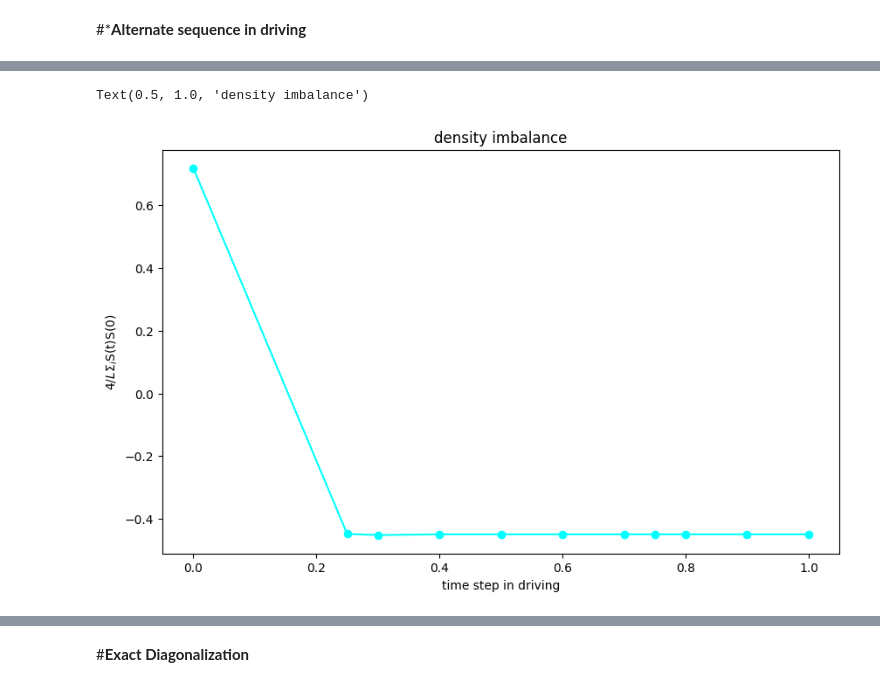
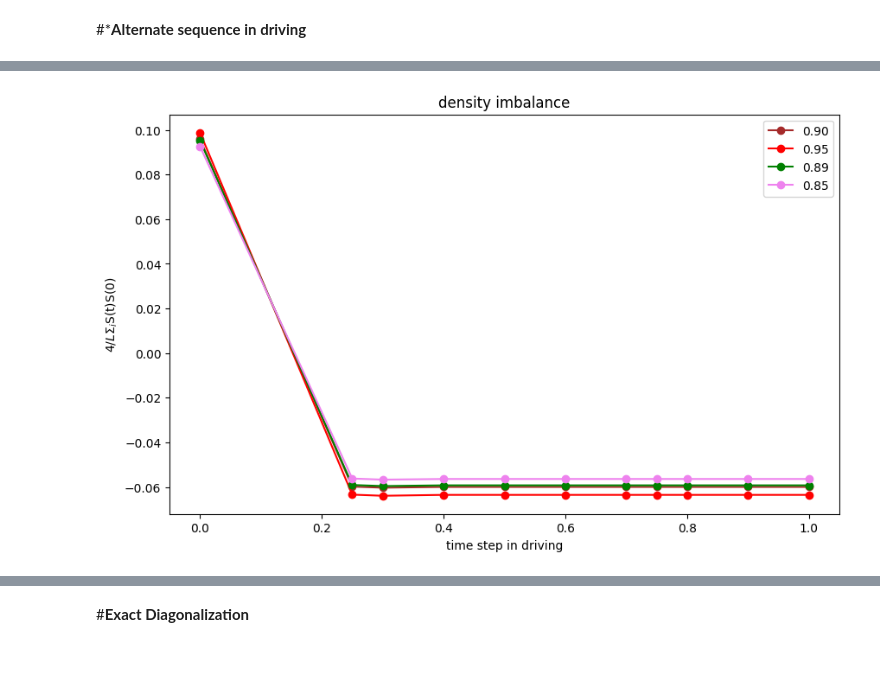
Before and after one commit to shikharkyadesultory/MB-Localization-TLFIM-, a Jupyter notebook: my_module.ipynb, the cells around one changed output, grey strips where cells are left out. Saved outputs shown, nothing was run; the diff lists cells and outputs as text; code cells hidden in the pictures; blank space fills up the shorter version.

```diff
--- a/my_module.ipynb
+++ b/my_module.ipynb
@@ -1733,0 +1710,9 @@ entanglement entropy =  [0.40610006 0.6938039  0.75316847 0.76121421 0.76219086
+# %%
+c, c1, c2, c3 = [[] for _ in range(4)]
+d, d1, d2, d3 = [[] for _ in range(4)]
+e, e1, e2, e3 = [[] for _ in range(4)]
+f, f1, f2, f3 = [[] for _ in range(4)]
+c,  d, e, f =example_TEBD_gs_tf_ising_finite(L=15, g=0.9)
+c1,d1,e1,f1 =example_TEBD_gs_tf_ising_finite(L=15, g=0.95)
+c2,d2,e2,f2 =example_TEBD_gs_tf_ising_finite(L=15, g=0.89)
+c3,d3,e3,f3 =example_TEBD_gs_tf_ising_finite(L=15, g=0.85)
@@ -1734,12 +1737,17 @@ entanglement entropy =  [0.40610006 0.6938039  0.75316847 0.76121421 0.76219086
 # %%
 import matplotlib.pyplot as plt
+L=15
 plt.rcParams['figure.figsize'] = [10, 6]
 t_new=np.array([0,0.25,0.3,0.4,0.5,0.6,0.7,0.75,0.8,0.9,1])
-plt.plot(t_new,d[:11],marker='o',color='cyan')
+plt.plot(t_new,(2/L)*d[:11],marker='o',color='brown',label = '0.90')
+plt.plot(t_new,(2/L)*d1[:11],marker='o',color='red', label = '0.95')
+plt.plot(t_new,(2/L)*d2[:11],marker='o',color='green', label = '0.89')
+plt.plot(t_new,(2/L)*d3[:11],marker='o',color='violet', label = '0.85')
+plt.legend()
 plt.xlabel("time step in driving")
 plt.ylabel("$4/L$$\Sigma_i$S(t)S(0)")
 plt.title("density imbalance")
+plt.show()
 # plt.xlabel(time)
 # %% [output]
-Text(0.5, 1.0, 'density imbalance')
-[figure, old version]
+[figure, new version]
```
Also changed, not shown: parts of 6 cells of this notebook.
